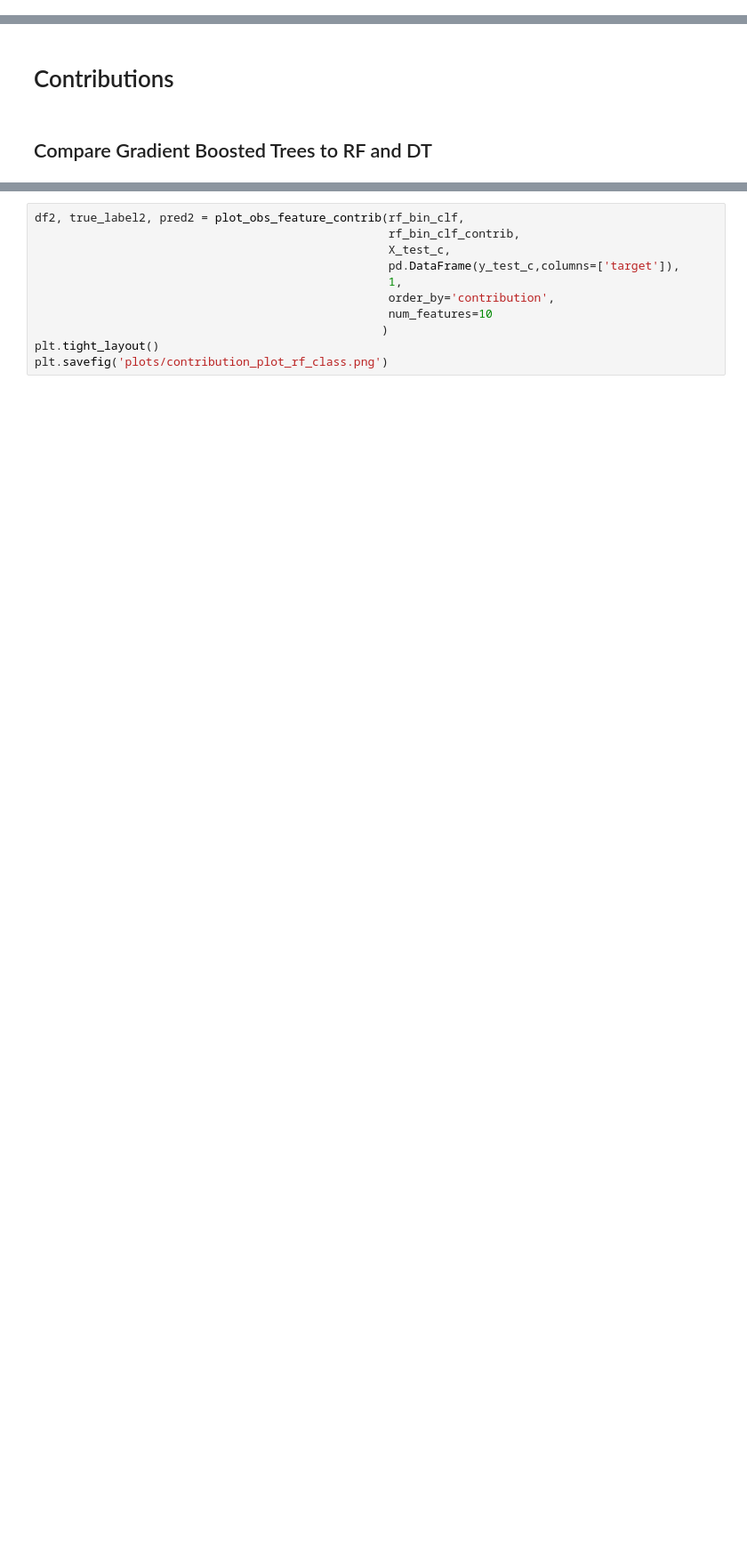
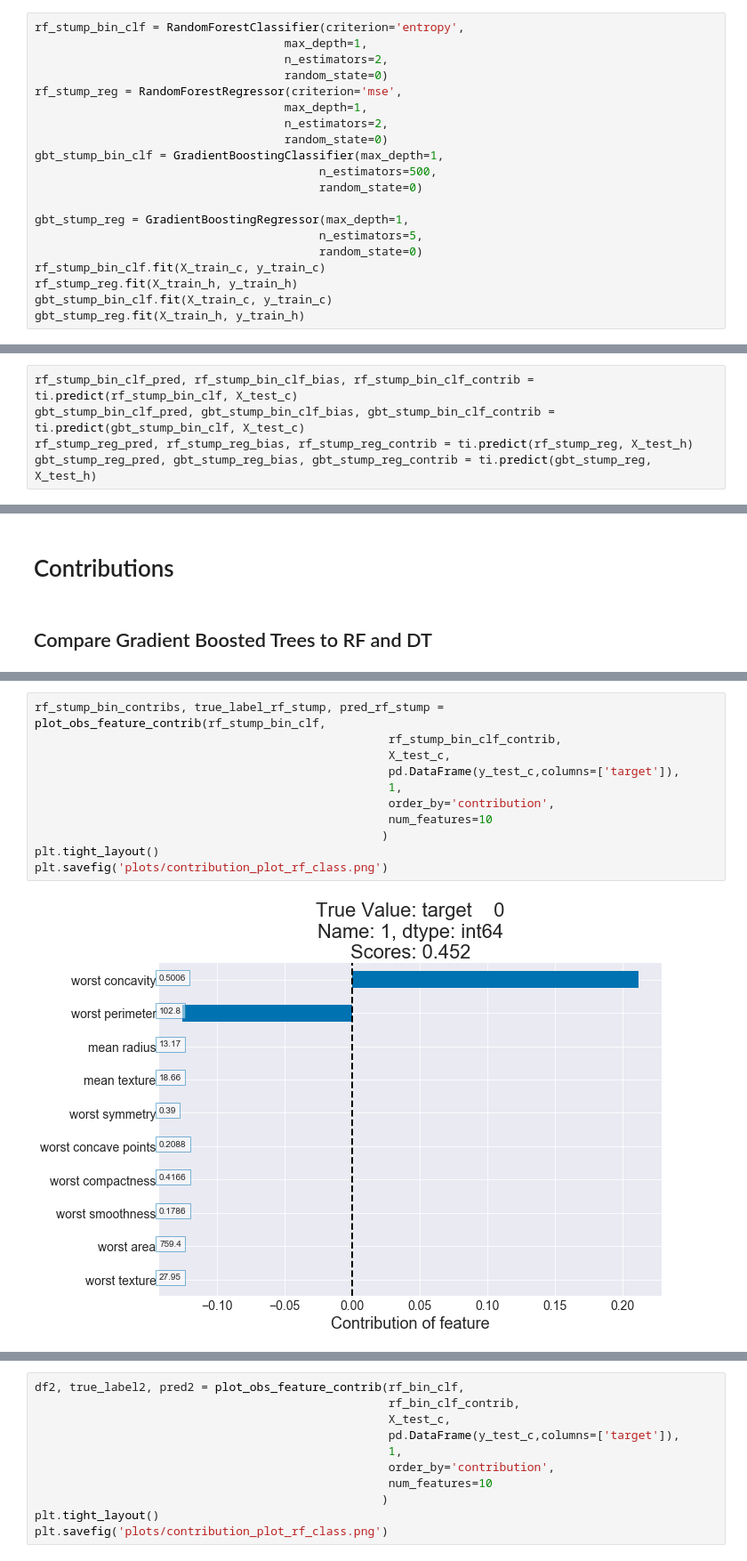
Before and after one commit to rpb/interpreting-decision-trees-and-random-forests, a Jupyter notebook: Blog Code-GBT.ipynb, the cells around one changed output, grey strips where cells are left out. Shown at 89% size. Saved outputs shown, nothing was run; the diff lists cells and outputs as text; blank space fills up the shorter version.

```diff
--- a/Blog Code-GBT.ipynb
+++ b/Blog Code-GBT.ipynb
@@ -102,0 +114,20 @@ GradientBoostingClassifier(criterion='friedman_mse', init=None,
+# %%
+rf_stump_bin_clf = RandomForestClassifier(criterion='entropy',
+                                    max_depth=1,
+                                    n_estimators=2,
+                                    random_state=0)
+rf_stump_reg = RandomForestRegressor(criterion='mse',
+                                    max_depth=1,
+                                    n_estimators=2,
+                                    random_state=0)
+gbt_stump_bin_clf = GradientBoostingClassifier(max_depth=1,
+                                         n_estimators=500,
+                                         random_state=0)
+
+gbt_stump_reg = GradientBoostingRegressor(max_depth=1,
+                                         n_estimators=5,
+                                         random_state=0)
+rf_stump_bin_clf.fit(X_train_c, y_train_c)
+rf_stump_reg.fit(X_train_h, y_train_h)
+gbt_stump_bin_clf.fit(X_train_c, y_train_c)
+gbt_stump_reg.fit(X_train_h, y_train_h)
@@ -148,0 +157,5 @@ We use the `ti.predict` function to get our predictions, biases, and contributio
+# %%
+rf_stump_bin_clf_pred, rf_stump_bin_clf_bias, rf_stump_bin_clf_contrib = ti.predict(rf_stump_bin_clf, X_test_c)
+gbt_stump_bin_clf_pred, gbt_stump_bin_clf_bias, gbt_stump_bin_clf_contrib = ti.predict(gbt_stump_bin_clf, X_test_c)
+rf_stump_reg_pred, rf_stump_reg_bias, rf_stump_reg_contrib = ti.predict(rf_stump_reg, X_test_h)
+gbt_stump_reg_pred, gbt_stump_reg_bias, gbt_stump_reg_contrib = ti.predict(gbt_stump_reg, X_test_h)
@@ -225,0 +245,13 @@ plt.plot(gbt_bin_clf_orig_proba[:, 1]-expit(gbt_bin_clf_pred+ logit(y_train_c.me
+# %%
+rf_stump_bin_contribs, true_label_rf_stump, pred_rf_stump = plot_obs_feature_contrib(rf_stump_bin_clf,
+                                                   rf_stump_bin_clf_contrib,
+                                                   X_test_c,
+                                                   pd.DataFrame(y_test_c,columns=['target']),
+                                                   1,
+                                                   order_by='contribution',
+                                                   num_features=10
+                                                  )
+plt.tight_layout()
+plt.savefig('plots/contribution_plot_rf_class.png')
+# %% [output]
+[figure, added]
```
Also changed, not shown: parts of 110 cells of this notebook.
